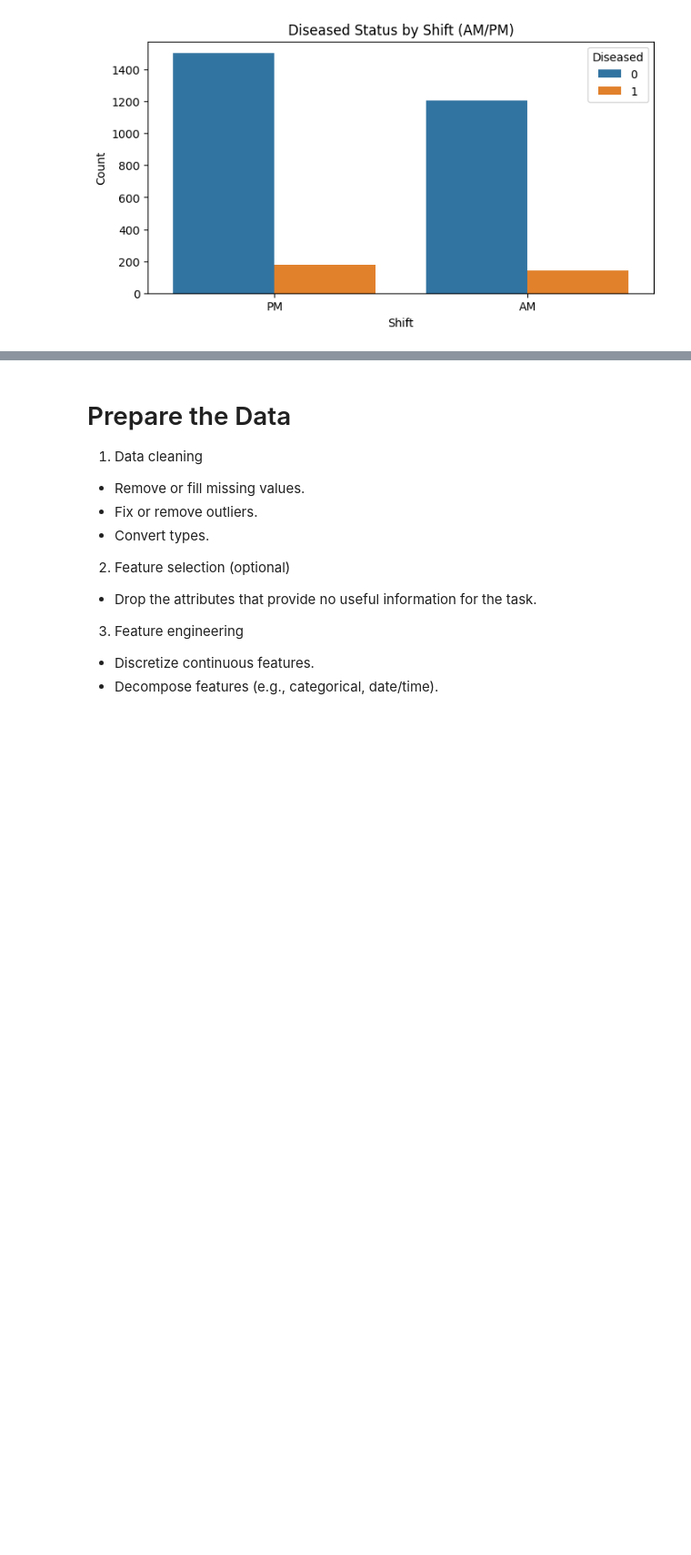
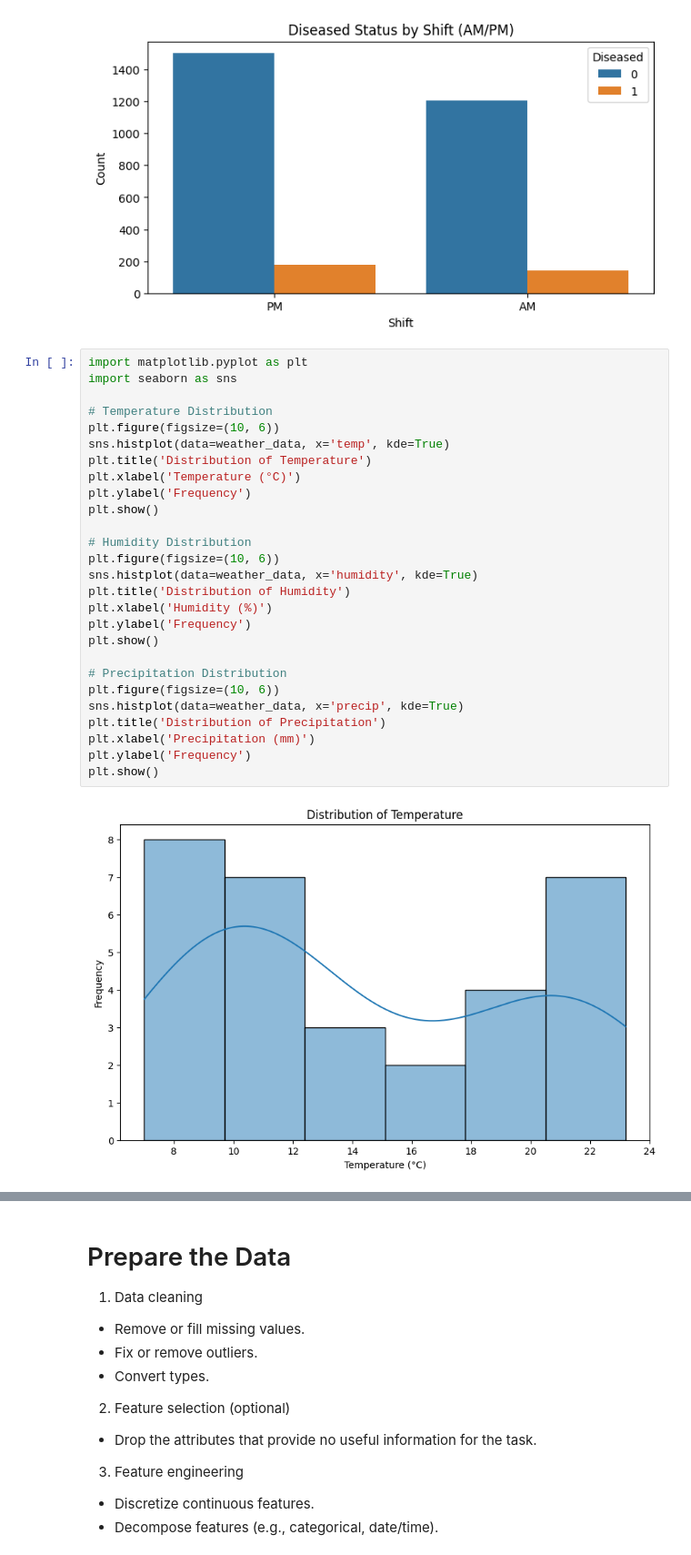
Before and after one commit to jyounes23/Nutosis, a Jupyter notebook: P2-Nutosis/Nutosis.ipynb, the cells around one changed output, grey strips where cells are left out. Shown at 91% size. Saved outputs shown, nothing was run; the diff lists cells and outputs as text; blank space fills up the shorter version.

```diff
--- a/P2-Nutosis/Nutosis.ipynb
+++ b/P2-Nutosis/Nutosis.ipynb
@@ -515,3 +515,32 @@ Name: Diseased, dtype: float64
 [figure]
 [figure]
 [figure]
+# %%
+import matplotlib.pyplot as plt
+import seaborn as sns
+
+# Temperature Distribution
+plt.figure(figsize=(10, 6))
+sns.histplot(data=weather_data, x='temp', kde=True)
+plt.title('Distribution of Temperature')
+plt.xlabel('Temperature (°C)')
+plt.ylabel('Frequency')
+plt.show()
+
+# Humidity Distribution
+plt.figure(figsize=(10, 6))
+sns.histplot(data=weather_data, x='humidity', kde=True)
+plt.title('Distribution of Humidity')
+plt.xlabel('Humidity (%)')
+plt.ylabel('Frequency')
+plt.show()
+
+# Precipitation Distribution
+plt.figure(figsize=(10, 6))
+sns.histplot(data=weather_data, x='precip', kde=True)
+plt.title('Distribution of Precipitation')
+plt.xlabel('Precipitation (mm)')
+plt.ylabel('Frequency')
+plt.show()
+# %% [output]
+[figure, added]
```
Also changed, not shown: parts of 5 cells of this notebook.
